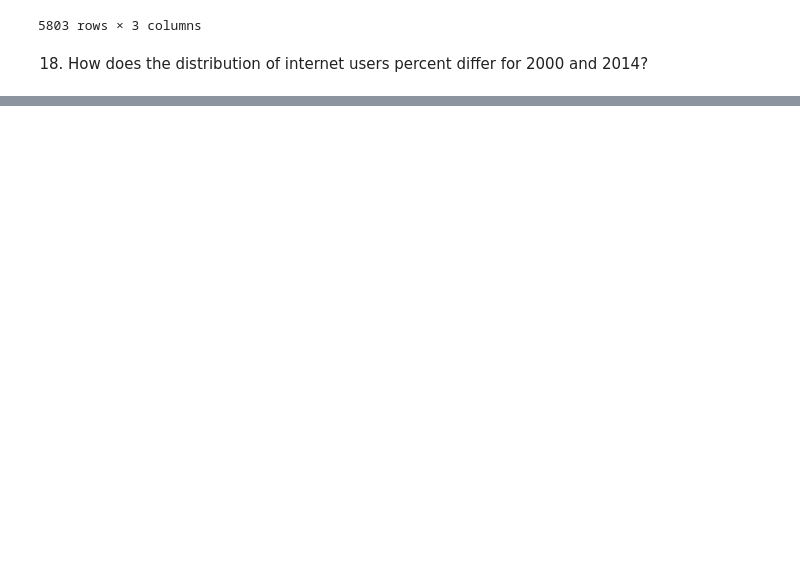
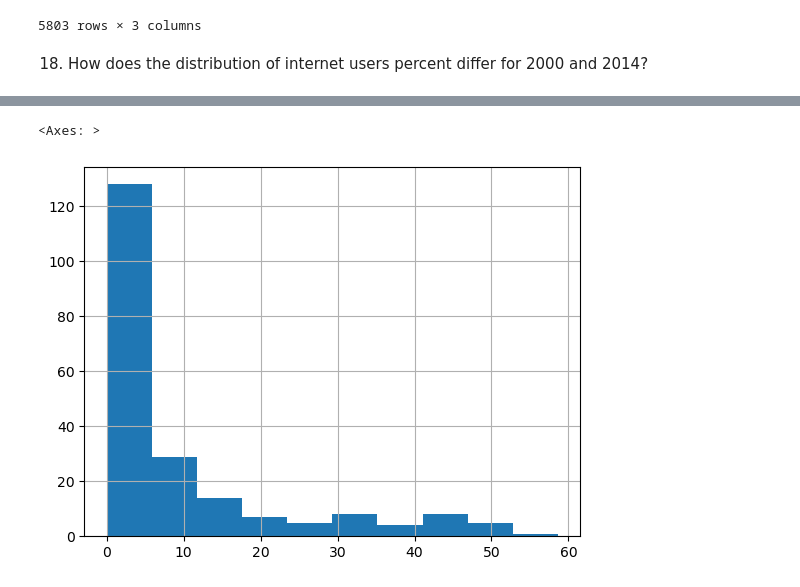
Before and after one commit to NSS-Data-Analytics-Cohort-12/un-python-GeorgeToma99, a Jupyter notebook: notebooks/project_1_un_gt.ipynb, the cells around one changed output, grey strips where cells are left out. Drawn from its saved outputs; the diff is of its cells as text; code cells hidden in the pictures; blank space fills up the shorter version.

```diff
--- a/notebooks/project_1_un_gt.ipynb
+++ b/notebooks/project_1_un_gt.ipynb
@@ -439,3 +439,5 @@ int_use.sort_values(by = 'Year')
 5803 rows × 3 columns
 # %% [markdown]
 18. How does the distribution of internet users percent differ for 2000 and 2014?
+# %%
+int_use_18 = int_use.loc[int_use['Year'].isin(['2000','2014'])]
@@ -441,0 +453,5 @@ int_use.sort_values(by = 'Year')
+# %%
+int_use_18.loc[int_use_18.Year == '2000'].Internet_Users_Pct.hist()
+# %% [output]
+<Axes: >
+[figure, added]
```
Also changed, not shown: parts of 11 cells of this notebook.
